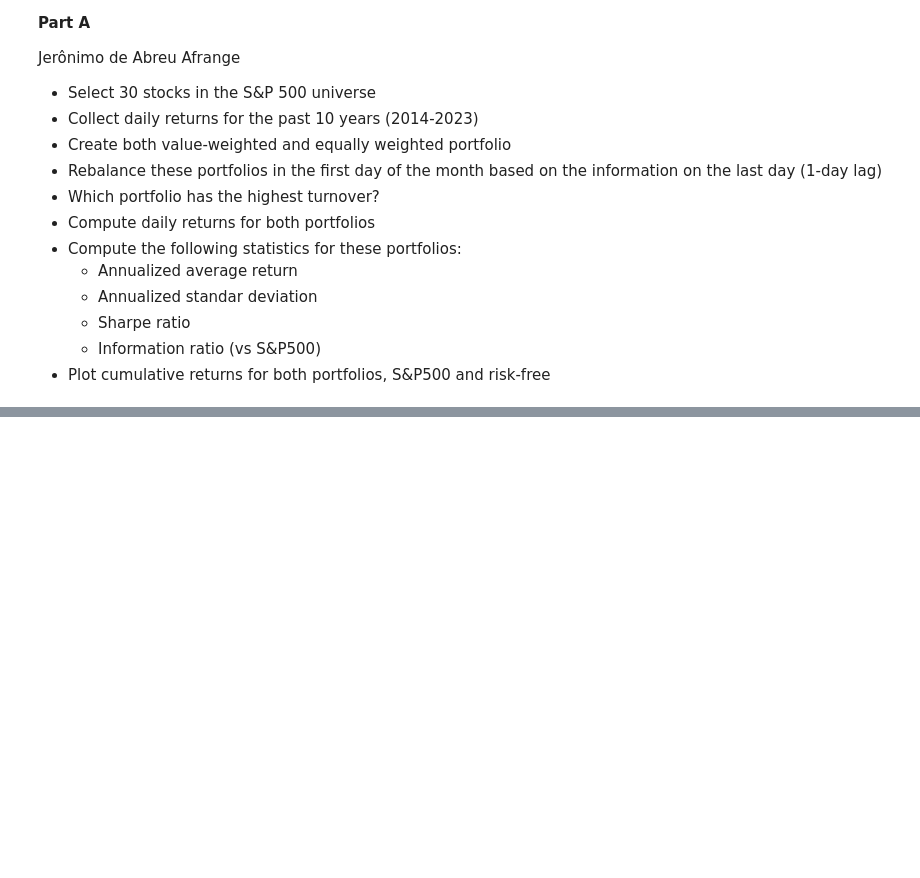
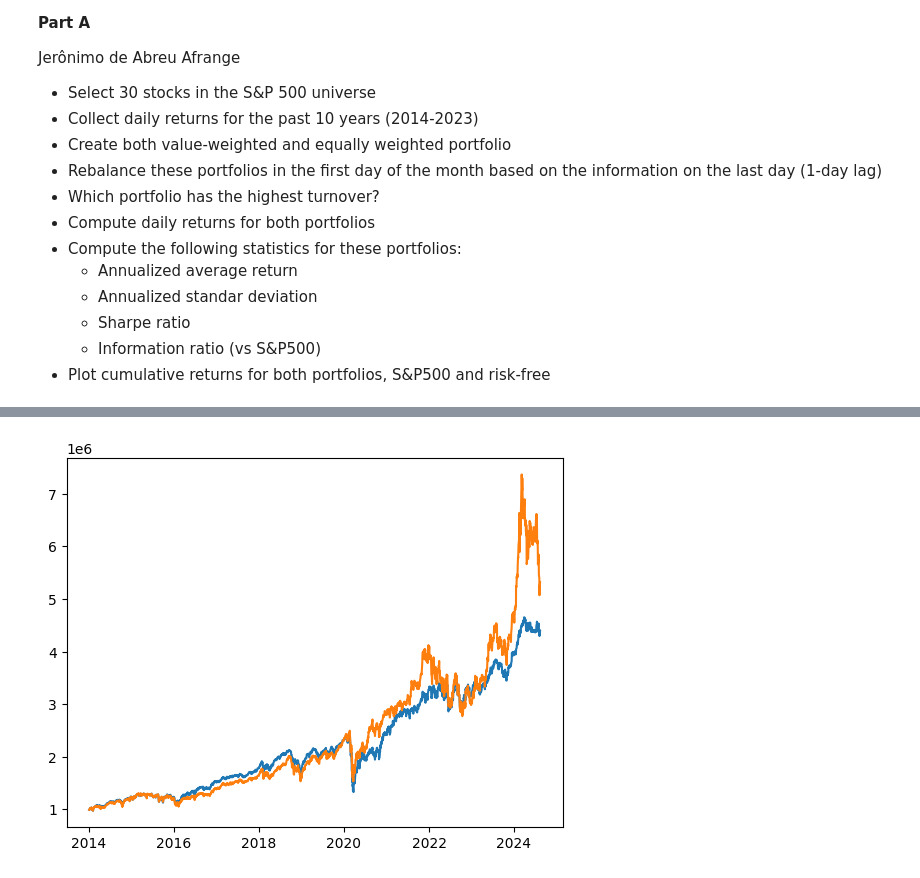
Before and after one commit to williankal/quant_fin, a Jupyter notebook: project-1/part-A.ipynb, the cells around one changed output, grey strips where cells are left out. Saved outputs shown, nothing was run; the diff lists cells and outputs as text; code cells hidden in the pictures; blank space fills up the shorter version.

Commit message:
1.A: portfolio equally weighted feito

```diff
--- a/project-1/part-A.ipynb
+++ b/project-1/part-A.ipynb
@@ -114,0 +166,6 @@ plt.show()
+# %%
+plt.plot(portfolio_ew[portfolio_ew["Ticker"] == "DIS"]["Date"], portfolio_ew[portfolio_ew["Ticker"] == "DIS"]["PORT_TOTAL_VAL_LAST"])
+plt.plot(portfolio_ew_unbalanced[portfolio_ew_unbalanced["Ticker"] == "DIS"]["Date"], portfolio_ew_unbalanced[portfolio_ew_unbalanced["Ticker"] == "DIS"]["PORT_TOTAL_VAL_LAST"])
+plt.show()
+# %% [output]
+[figure, added]
```
Also changed, not shown: parts of 4 cells of this notebook.
